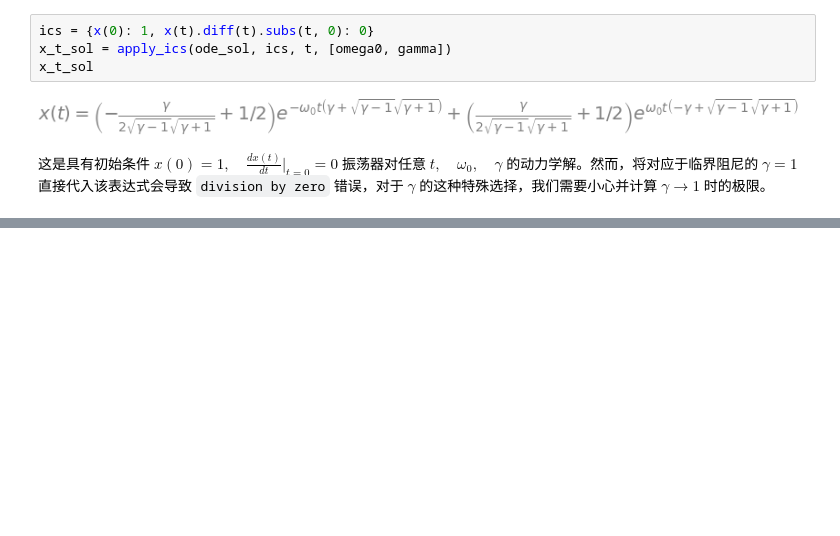
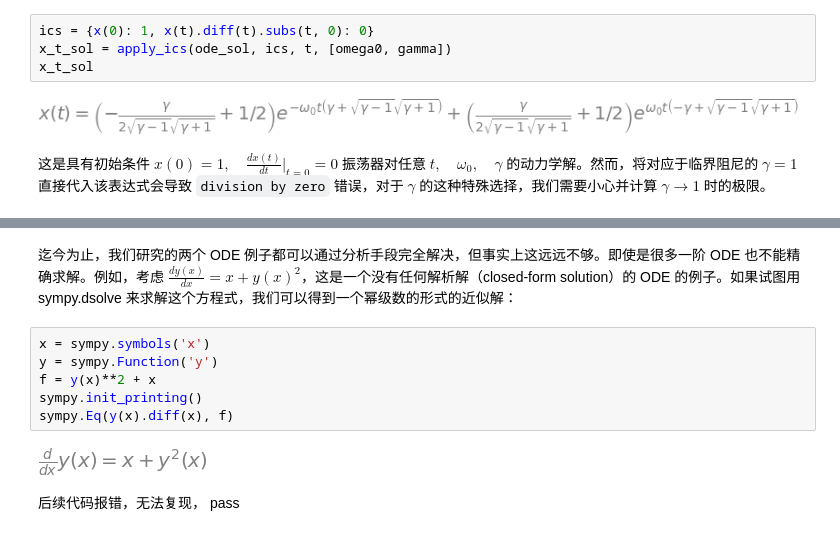
Before and after one commit to xuanyabulema/JupyterNotebook, a Jupyter notebook: ODE.ipynb, the cells around one changed output, grey strips where cells are left out. Cells and saved outputs as stored; diff of their text form; blank space fills up the shorter version.

```diff
--- a/ODE.ipynb
+++ b/ODE.ipynb
@@ -150,0 +176,13 @@ x_t_sol
+# %% [markdown]
+迄今为止，我们研究的两个 ODE 例子都可以通过分析手段完全解决，但事实上这远远不够。即使是很多一阶 ODE 也不能精确求解。例如，考虑 $\frac{dy(x)}{dx} = x + y(x)^2$，这是一个没有任何解析解（closed-form solution）的 ODE 的例子。如果试图用 sympy.dsolve 来求解这个方程式，我们可以得到一个幂级数的形式的近似解：
+# %%
+x = sympy.symbols('x')
+y = sympy.Function('y')
+f = y(x)**2 + x
+sympy.init_printing()
+sympy.Eq(y(x).diff(x), f)
+# %% [output]
+[figure, added]
+# %% [markdown]
+后续代码报错，无法复现，
+pass
```
Also changed, not shown: parts of 4 cells of this notebook.
